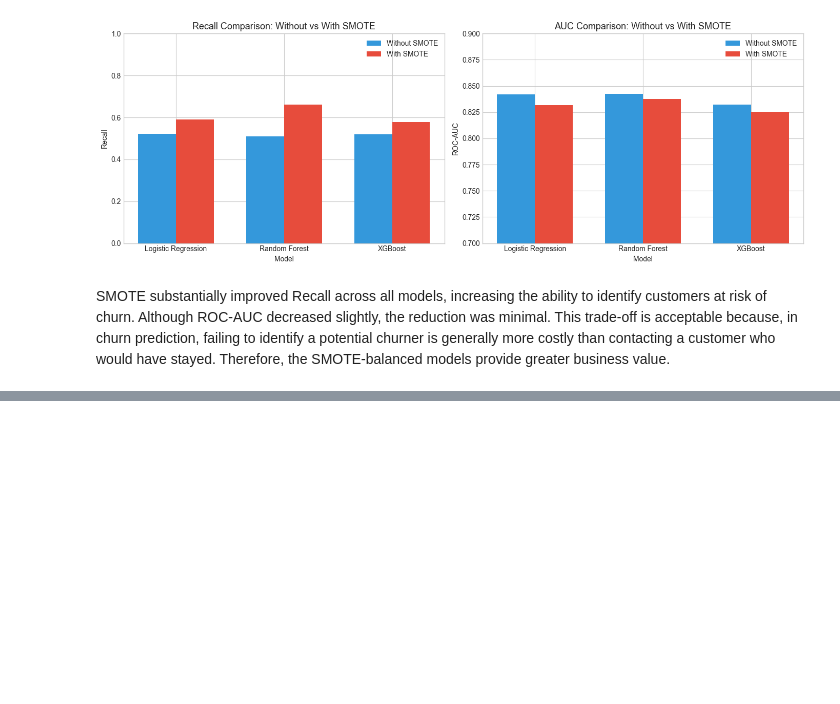
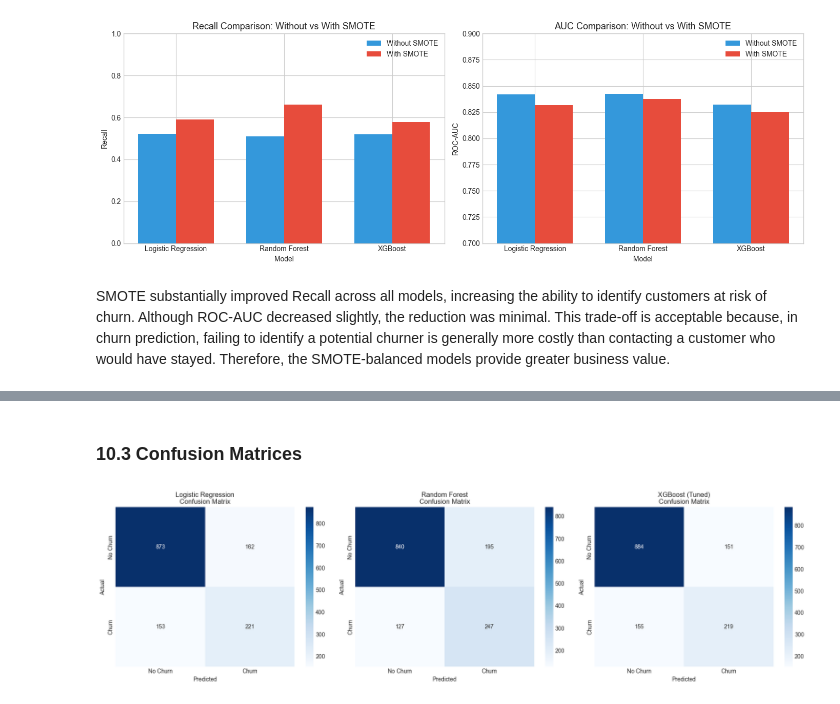
Before and after one commit to mariamTsintsadze/telecom-customer-churn-prediction, a Jupyter notebook: Telco_Customer_Churn_Analysis.ipynb, the cells around one changed output, grey strips where cells are left out. Drawn from its saved outputs; the diff is of its cells as text; code cells hidden in the pictures; blank space fills up the shorter version.

```diff
--- a/Telco_Customer_Churn_Analysis.ipynb
+++ b/Telco_Customer_Churn_Analysis.ipynb
@@ -1361,0 +1534,19 @@ SMOTE substantially improved Recall across all models, increasing the ability to
+# %% [markdown]
+### 10.3 Confusion Matrices
+# %%
+fig, axes = plt.subplots(1, 3, figsize=(18, 5))
+
+for i, (name, (pred, prob)) in enumerate(models.items()):
+    cm = confusion_matrix(y_test, pred)
+    sns.heatmap(cm, annot=True, fmt='d', cmap='Blues', ax=axes[i],
+                xticklabels=['No Churn', 'Churn'],
+                yticklabels=['No Churn', 'Churn'])
+    axes[i].set_title(f'{name}\nConfusion Matrix', fontsize=12)
+    axes[i].set_ylabel('Actual')
+    axes[i].set_xlabel('Predicted')
+
+plt.tight_layout()
+plt.savefig('confusion_matrices.png', dpi=150, bbox_inches='tight')
+plt.show()
+# %% [output]
+[figure, added]
```
Also changed, not shown: parts of 25 cells of this notebook.
